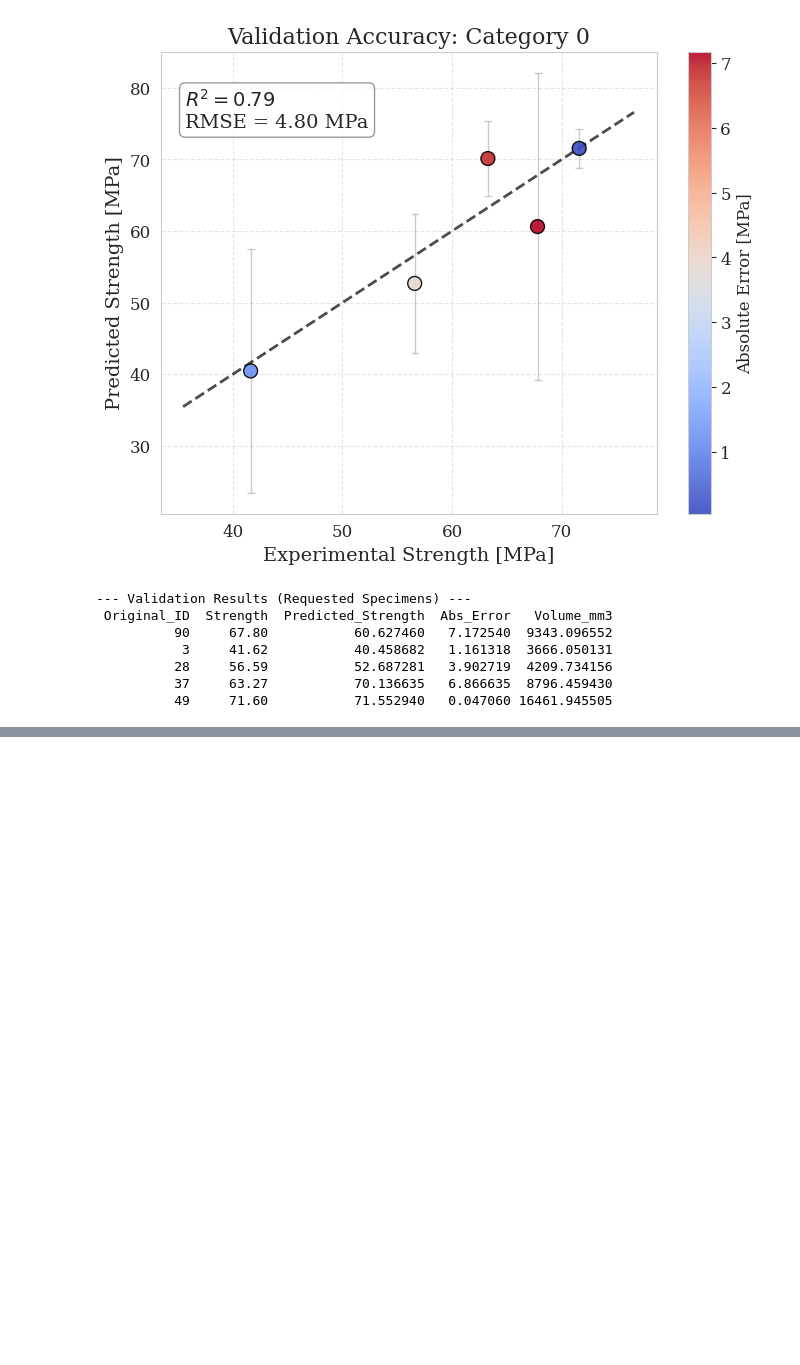
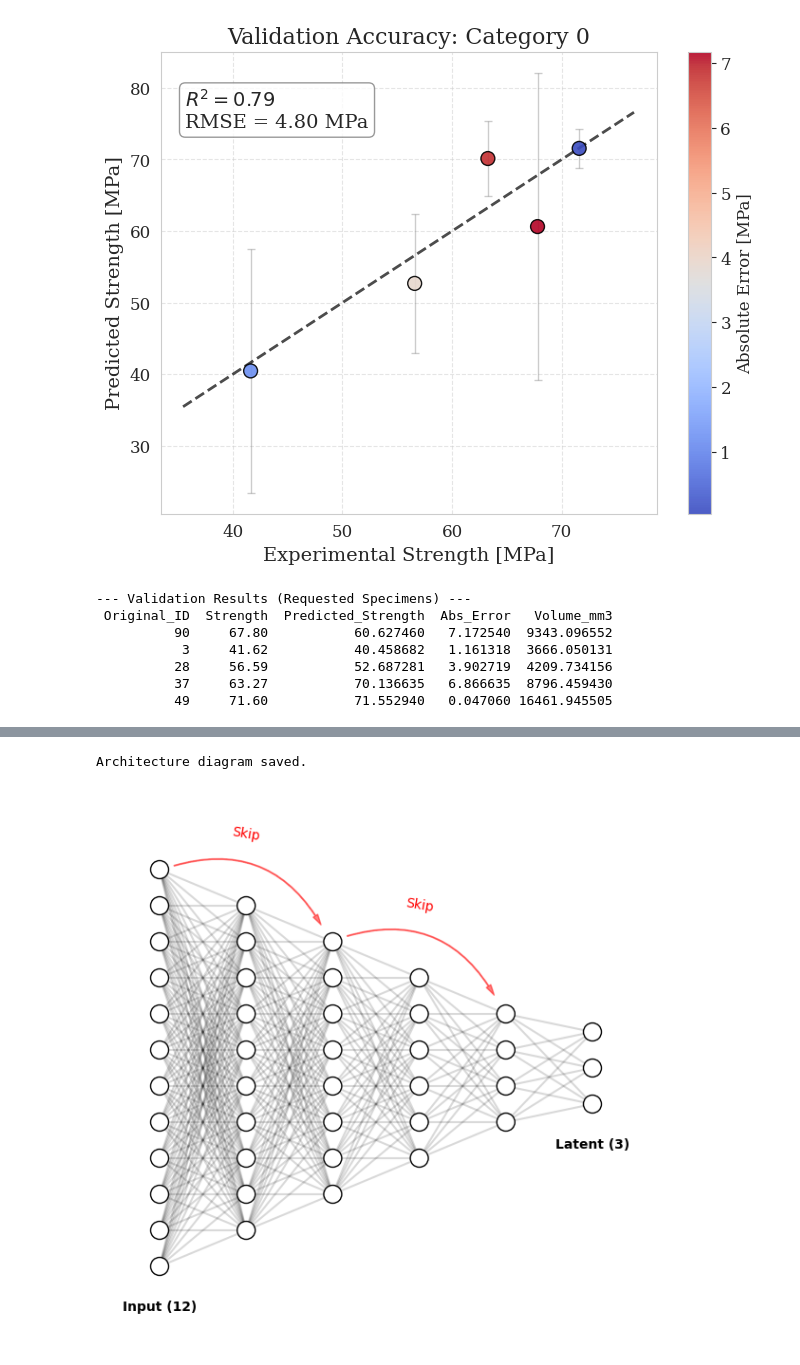
Before and after one commit to johnstamly/Active_learning_pipeline, a Jupyter notebook: paper_results.ipynb, the cells around one changed output, grey strips where cells are left out. Cells and saved outputs as stored; diff of their text form; code cells hidden in the pictures; blank space fills up the shorter version.

```diff
--- a/paper_results.ipynb
+++ b/paper_results.ipynb
@@ -476,0 +352,66 @@ ValueError: need at least one array to concatenate
+# %%
+import matplotlib.pyplot as plt
+import matplotlib.patches as patches
+import matplotlib.transforms as transforms
+
+def draw_neural_net(ax, left, right, bottom, top, layer_sizes):
+    v_spacing = (top - bottom)/float(max(layer_sizes))
+    h_spacing = (right - left)/float(len(layer_sizes) - 1)
+
+    # Nodes
+    for n, layer_size in enumerate(layer_sizes):
+        layer_top = v_spacing*(layer_size - 1)/2. + (top + bottom)/2.
+        for m in range(layer_size):
+            circle = plt.Circle((n*h_spacing + left, layer_top - m*v_spacing),
+                                v_spacing/4., color='w', ec='k', zorder=4)
+            ax.add_artist(circle)
+
+    # Edges (Fully Connected)
+    for n, (layer_size_a, layer_size_b) in enumerate(zip(layer_sizes[:-1], layer_sizes[1:])):
+        layer_top_a = v_spacing*(layer_size_a - 1)/2. + (top + bottom)/2.
+        layer_top_b = v_spacing*(layer_size_b - 1)/2. + (top + bottom)/2.
+        for m in range(layer_size_a):
+            for o in range(layer_size_b):
+                line = plt.Line2D([n*h_spacing + left, (n + 1)*h_spacing + left],
+                                  [layer_top_a - m*v_spacing, layer_top_b - o*v_spacing], c='k', alpha=0.15)
+                ax.add_artist(line)
+
+    # Skip Connections (Curved)
+    # Skips every 2 layers: 0->2, 2->4
+    for i in range(0, len(layer_sizes)-2, 2):
+        x1 = i * h_spacing + left
+        x2 = (i + 2) * h_spacing + left
+        # Draw arc
+        style = "Simple, tail_width=0.5, head_width=4, head_length=8"
+        kw = dict(arrowstyle=style, color="red", alpha=0.5)
+
+
+        # Arc from top of layer i to top of layer i+2
+        y_arc = top + 0.07 -i*0.065
+        rot = transforms.Affine2D().rotate_deg_around(x1, y_arc-0.1, -20)
+        patch = patches.FancyArrowPatch(
+                (x1+0.02, y_arc-0.09), (x2, y_arc-0.1),
+                connectionstyle="arc3,rad=-0.4",
+                transform=rot + ax.transData,**kw)
+        ax.add_patch(patch)
+        ax.text((x1+x2)/2, y_arc-0.05, "Skip", ha='center', color='red', fontsize=10, rotation=-10)
+
+fig = plt.figure(figsize=(6, 6))
+ax = fig.gca()
+ax.axis('off')
+
+# Architecture from your code: 12 -> 10 -> 8 -> 6 -> 4 -> 3
+layers = [12, 10, 8, 6, 4, 3]
+draw_neural_net(ax, .1, .9, .1, .9, layers)
+
+# Labels
+ax.text(0.1, 0.05, "Input (12)", ha='center', fontweight='bold')
+ax.text(0.9, 0.35, "Latent (3)", ha='center', fontweight='bold')
+#ax.text(0.5, 0.95, "Compressive ResNet Encoder", ha='center', fontsize=14)
+
+plt.tight_layout()
+plt.savefig('model_architecture.png', dpi=300)
+print("Architecture diagram saved.")
+# %% [output]
+Architecture diagram saved.
+[figure, added]
```
Also changed, not shown: parts of 4 cells of this notebook, 34 other files.
